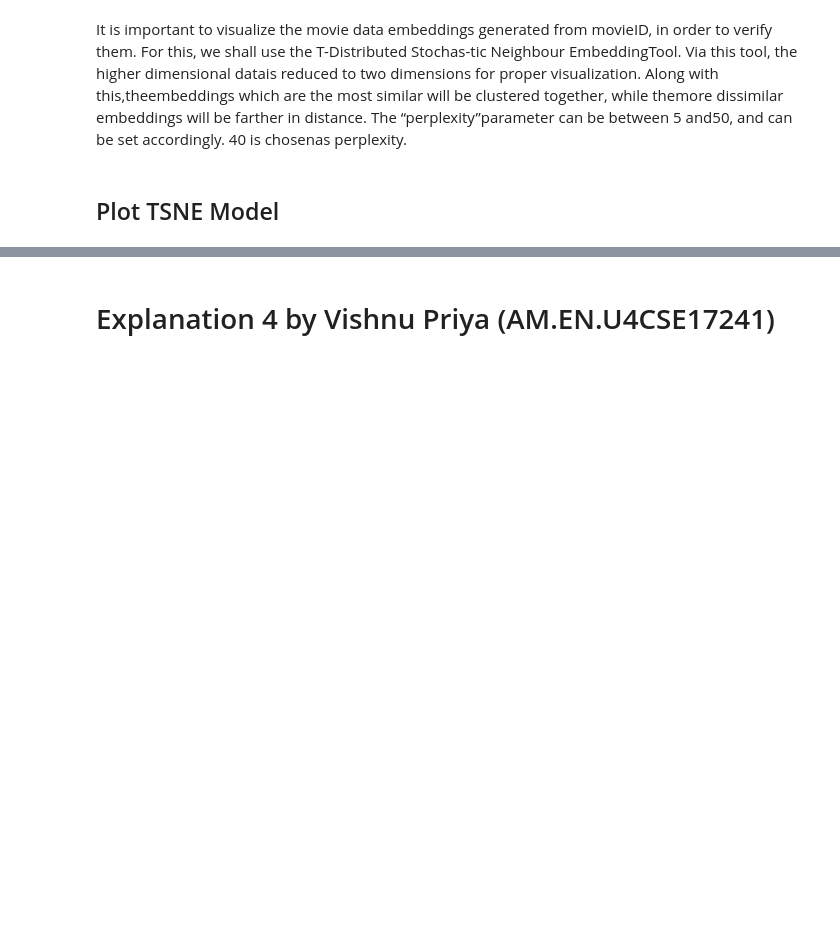
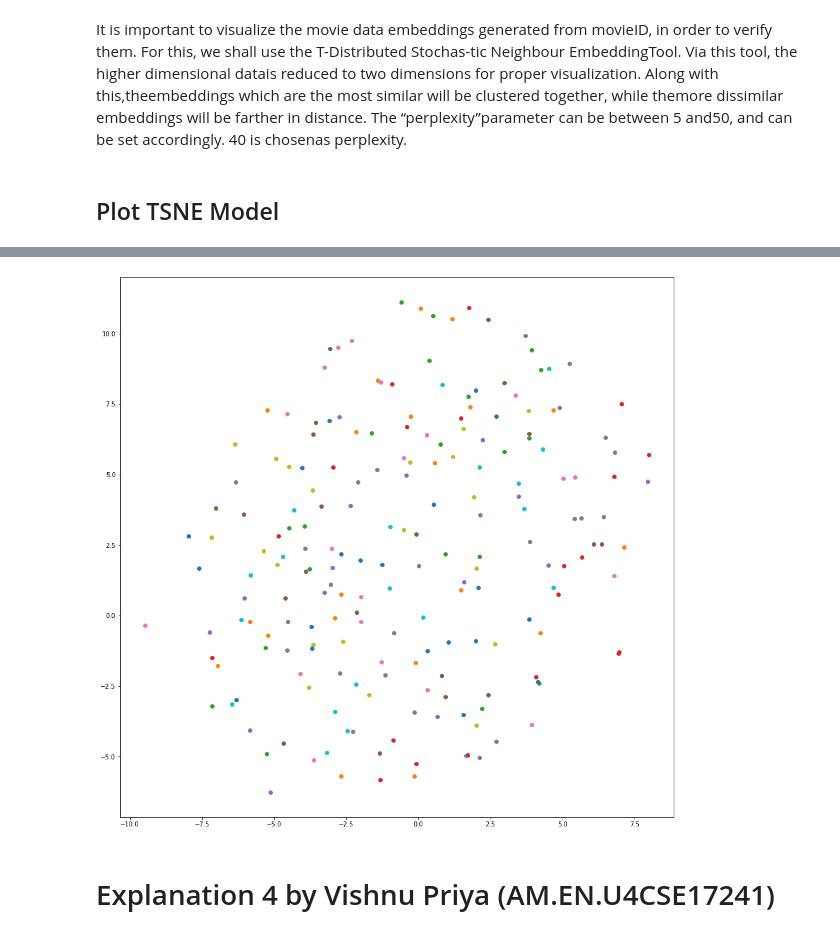
Before and after one commit to CodeManJay/Movielens-Embedding-Recommendation-System, a Jupyter notebook: Recommender_System_Final.ipynb, the cells around one changed output, grey strips where cells are left out. Drawn from its saved outputs; the diff is of its cells as text; code cells hidden in the pictures; blank space fills up the shorter version.

```diff
--- a/Recommender_System_Final.ipynb
+++ b/Recommender_System_Final.ipynb
@@ -358,3 +356,7 @@ plot_tsne(model, MOVIE_EMBEDDINGS_DATABASE)
+# %%
+plot_tsne(model, MOVIE_EMBEDDINGS_DATABASE, 200)
+# %% [output]
+[figure, added]
 # %% [markdown]
 # Explanation 4 by Vishnu Priya (AM.EN.U4CSE17241)
 # %% [markdown]
```
Also changed, not shown: parts of 8 cells of this notebook.
